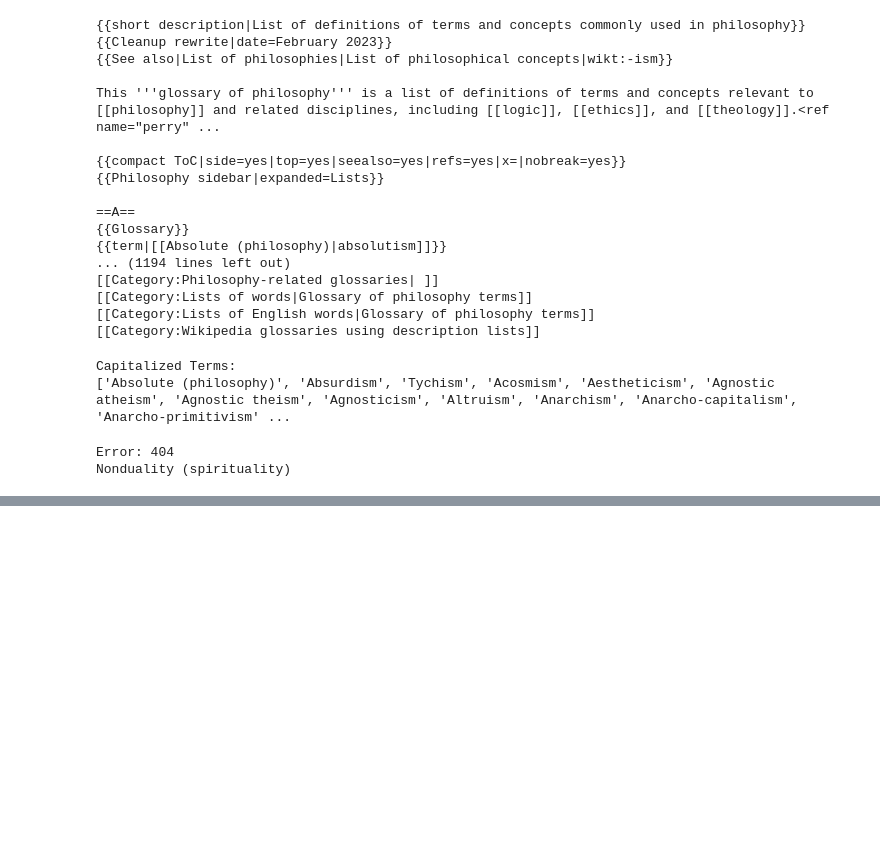
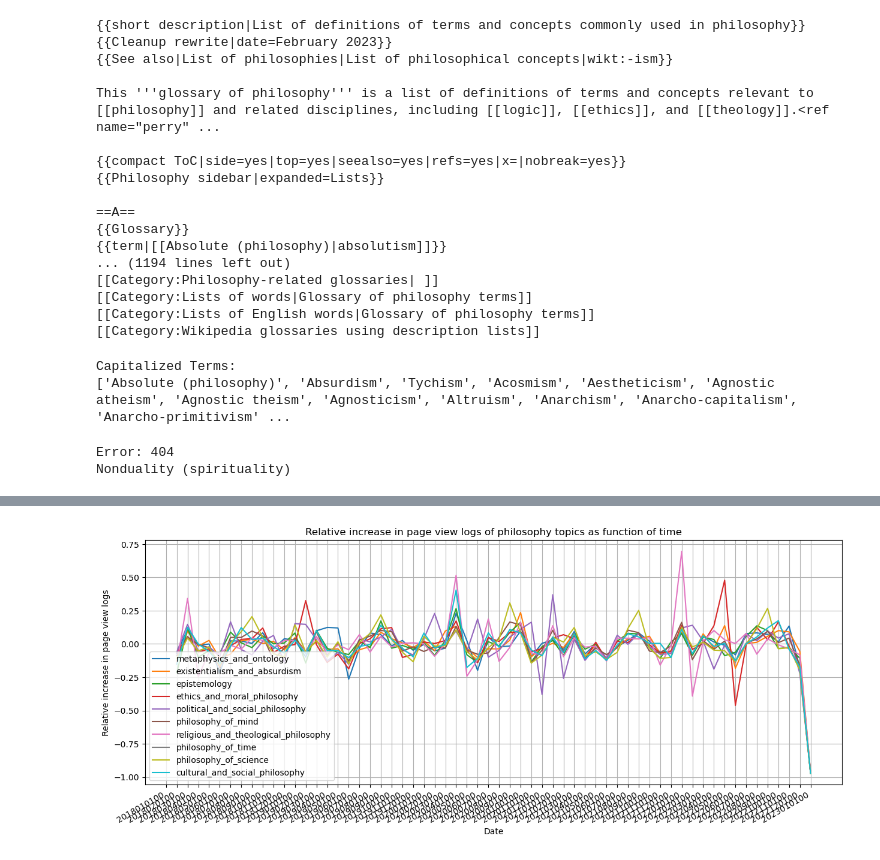
Before and after one commit to epfl-ada/ada-2023-project-mandarinecorp, a Jupyter notebook: Views.ipynb, the cells around one changed output, grey strips where cells are left out. Drawn from its saved outputs; the diff is of its cells as text; code cells hidden in the pictures; blank space fills up the shorter version.

```diff
--- a/Views.ipynb
+++ b/Views.ipynb
@@ -366,0 +417,23 @@ plt.show()
+# %%
+#For each broader philosophy plot the relative increase in page view logs
+# Create an empty DataFrame to store the relative increase in page view logs
+broader_philosophy_topics_relative = pd.DataFrame()
+
+# Add relative increase in page view logs columns for each philosophy topic to the broader dataset, use for loop
+for column in broader_philosophy_topics.columns:
+    broader_philosophy_topics_relative[column] = broader_philosophy_topics[column].pct_change()
+
+#plot
+fig, ax = plt.subplots(figsize=(15, 6))
+
+# Loop through columns in broader_philosophy_topics and plot each series against time
+for column in broader_philosophy_topics_relative.columns:
+    ax.plot(broader_philosophy_topics_relative.index, broader_philosophy_topics_relative[column], label=column)
+
+ax.set(xlabel='Date', ylabel='Relative increase in page view logs',
+ title='Relative increase in page view logs of philosophy topics as function of time')
+ax.grid()
+ax.legend()
+fig.autofmt_xdate()
+# %% [output]
+[figure, added]
```
Also changed, not shown: parts of 8 cells of this notebook.
